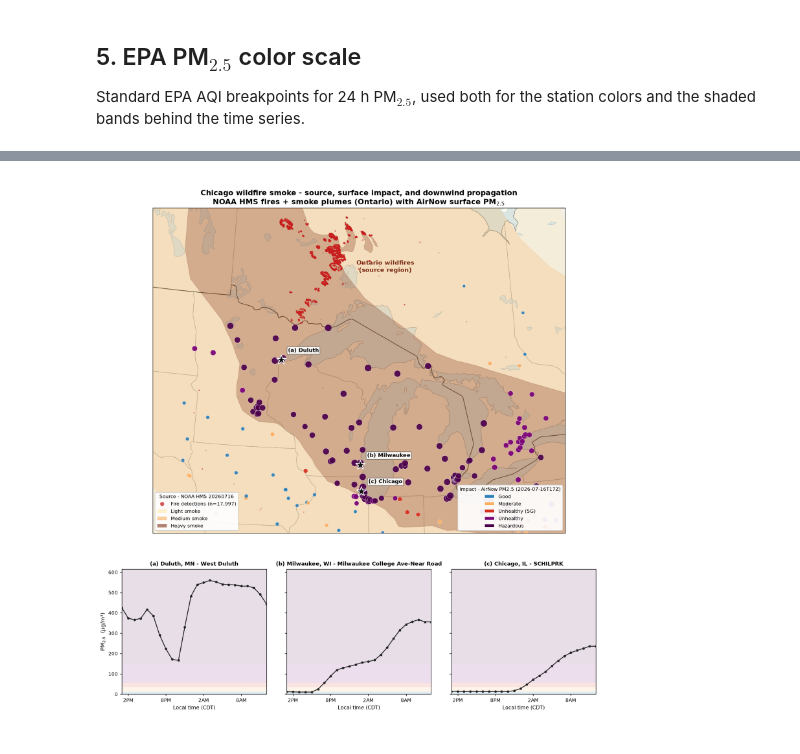
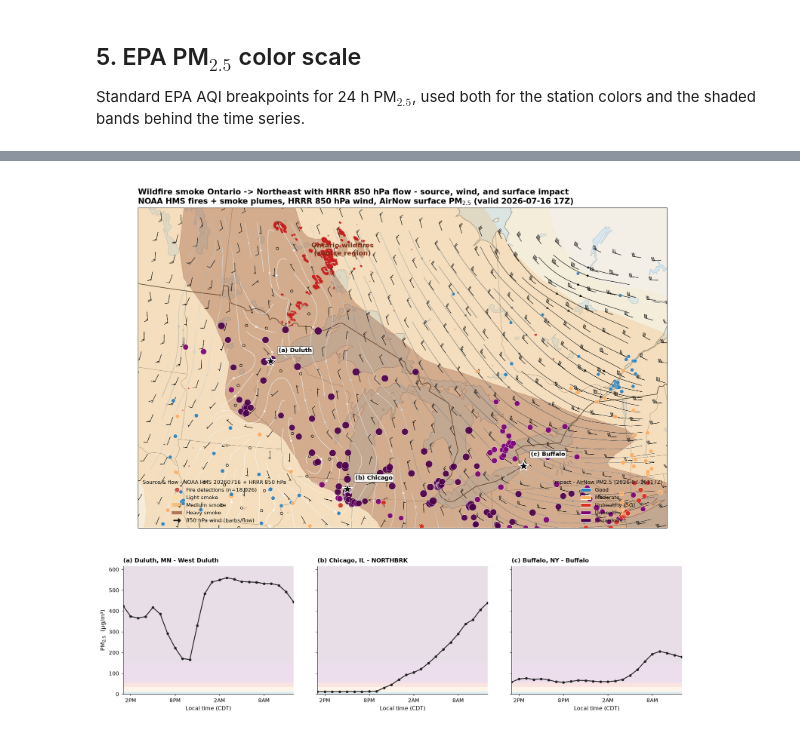
Before and after one commit to scollis/notebooks, a Jupyter notebook: Wildfire_Smoke_Source_to_City.ipynb, the cells around one changed output, grey strips where cells are left out. Saved outputs shown, nothing was run; the diff lists cells and outputs as text; code cells hidden in the pictures.

```diff
--- a/Wildfire_Smoke_Source_to_City.ipynb
+++ b/Wildfire_Smoke_Source_to_City.ipynb
@@ -34,10 +38,12 @@ from datetime import datetime, timezone, timedelta
 from zoneinfo import ZoneInfo
 
 import numpy as np
+import xarray as xr
 import matplotlib.pyplot as plt
 import matplotlib.dates as mdates
 from matplotlib.patches import Patch
 from matplotlib.lines import Line2D
+from scipy.interpolate import griddata
 
 import cartopy.crs as ccrs
 import cartopy.feature as cfeature
@@ -53,11 +59,16 @@ END_DATE = "2026-07-16T17"            # end of the AirNow 24 h window (UTC hour)
 WINDOW_HOURS = 24
 CENTRAL = ZoneInfo("America/Chicago") # for local-time axes
 
+# HRRR model run for the 850 hPa wind field (F00 analysis valid at END_DATE)
+HRRR_RUN_DATE = "20260716"
+HRRR_RUN_HOUR = "17"
+
 # AirNow API key from environment (never hard-code credentials)
 AIRNOW_API = os.environ["AIRNOW_API"]
 
-# Regional extent: upper Midwest + Ontario source region [lon_min, lon_max, lat_min, lat_max]
-REG = [-98, -78, 40, 52]
+# Regional extent: upper Midwest + Ontario source through the Northeast
+# [lon_min, lon_max, lat_min, lat_max] -- east edge reaches New York State
+REG = [-98, -72, 40, 52]
 
 start_dt = datetime.strptime(END_DATE, "%Y-%m-%dT%H").replace(tzinfo=timezone.utc) - timedelta(hours=WINDOW_HOURS - 1)
 START_DATE = start_dt.strftime("%Y-%m-%dT%H")
@@ -212,8 +283,8 @@ plume sweeping southeast from the source.
 # %%
-proj = ccrs.LambertConformal(central_longitude=-88, central_latitude=46)
-fig = plt.figure(figsize=(12.5, 13.5))
-gs = fig.add_gridspec(2, 3, height_ratios=[2.6, 1.0], hspace=0.16, wspace=0.14,
-                      left=0.05, right=0.965, top=0.945, bottom=0.075)
+proj = ccrs.LambertConformal(central_longitude=-85, central_latitude=46)
+fig = plt.figure(figsize=(13.5, 12.5))
+gs = fig.add_gridspec(2, 3, height_ratios=[2.5, 1.0], hspace=0.17, wspace=0.14,
+                      left=0.045, right=0.97, top=0.945, bottom=0.075)
 
 # ---- Map ----
 ax = fig.add_subplot(gs[0, :], projection=proj)
@@ -225,66 +296,86 @@ ax.add_feature(cfeature.LAKES.with_scale("50m"), facecolor="#d7e6ef",
 ax.add_feature(cfeature.STATES.with_scale("50m"),  edgecolor="#9a9a9a", linewidth=0.5, zorder=2)
 ax.add_feature(cfeature.BORDERS.with_scale("50m"), edgecolor="#333333", linewidth=1.1, zorder=2.5)
 ax.coastlines("50m", color="#6a6a6a", linewidth=0.6, zorder=2)
+pc = ccrs.PlateCarree()
 
+# smoke plumes + fire detections
 for dens in ["Light", "Medium", "Heavy"]:
     geoms = [r.geometry for r in smoke_recs if str(r.attributes.get("Density")) == dens]
-    ax.add_geometries(geoms, ccrs.PlateCarree(), facecolor=SMOKE_COLORS[dens],
+    ax.add_geometries(geoms, pc, facecolor=SMOKE_COLORS[dens],
                       edgecolor=SMOKE_COLORS[dens], linewidth=0.6,
                       alpha=SMOKE_ALPHA[dens], zorder=3)
+ax.scatter(fx, fy, s=5, c="#c81e1e", marker="o", transform=pc, zorder=4, alpha=0.28, linewidths=0)
 
-ax.scatter(fx, fy, s=5, c="#c81e1e", marker="o", transform=ccrs.PlateCarree(),
-           zorder=4, alpha=0.30, linewidths=0)
+# HRRR 850 hPa wind: gray streamlines (shaded by speed) + subsampled barbs (knots)
+KT = 1.94384
+gx = np.linspace(REG[0], REG[1], 60); gy = np.linspace(REG[2], REG[3], 34)
+GX, GY = np.meshgrid(gx, gy)
+pts = np.column_stack([sub_lon.ravel(), sub_lat.ravel()])
+GU = griddata(pts, sub_u.ravel(), (GX, GY), method="linear")
+GV = griddata(pts, sub_v.ravel(), (GX, GY), method="linear")
+GS = np.sqrt(GU**2 + GV**2)
+ax.streamplot(gx, gy, GU, GV, transform=pc, color=GS, cmap="Greys",
+              density=1.5, linewidth=0.7, arrowsize=0.8, zorder=5.5,
+              norm=plt.Normalize(0, 18))
+step = 28
+ax.barbs(sub_lon[::step, ::step], sub_lat[::step, ::step],
+         sub_u[::step, ::step]*KT, sub_v[::step, ::step]*KT,
+         length=5.2, transform=pc, zorder=6, color="#1a1a1a", linewidth=0.55,
+         barb_increments=dict(half=5, full=10, flag=50))
+
+# surface PM2.5 stations
 for lat, lon, name, v in reg_stations:
     ax.scatter(lon, lat, s=20 + 6*np.sqrt(v), c=pm_color(v), edgecolor="white",
-               linewidth=0.35, transform=ccrs.PlateCarree(), zorder=5, alpha=0.92)
-
-ax.text(-86.5, 50.2, "Ontario wildfires\n(source region)", transform=ccrs.PlateCarree(),
-        fontsize=10.5, fontweight="bold", color="#7a2b12", zorder=8, ha="center", va="center")
+               linewidth=0.35, transform=pc, zorder=7, alpha=0.92)
+ax.text(-88.5, 51.0, "Ontario wildfires\n(source region)", transform=pc,
+        fontsize=10.5, fontweight="bold", color="#7a2b12", zorder=9, ha="center", va="center")
 
 tags = ["a", "b", "c"]
 for tag, (city, (site, (la, lo), recs)) in zip(tags, plume_series.items()):
     ax.scatter(lo, la, s=300, marker="*", facecolor="#111111", edgecolor="white",
-               linewidth=1.2, transform=ccrs.PlateCarree(), zorder=7)
-    ax.text(lo + 0.35, la + 0.25, f"({tag}) {city.split(',')[0]}", transform=ccrs.PlateCarree(),
-            fontsize=9.5, fontweight="bold", zorder=8, ha="left", va="bottom",
+               linewidth=1.2, transform=pc, zorder=8)
+    ax.text(lo + 0.4, la + 0.3, f"({tag}) {city.split(',')[0]}", transform=pc,
+            fontsize=9.5, fontweight="bold", zorder=9, ha="left", va="bottom",
             bbox=dict(boxstyle="round,pad=0.18", fc="white", ec="#111", lw=0.5, alpha=0.9))
 
 src_handles = [Line2D([], [], marker="o", color="#c81e1e", ls="none", ms=6, alpha=0.7,
                       label=f"Fire detections (n={len(reg_fires):,})")] + \
               [Patch(facecolor=SMOKE_COLORS[d], alpha=min(SMOKE_ALPHA[d] + 0.3, 0.7),
-                     label=f"{d} smoke") for d in ["Light", "Medium", "Heavy"]]
-leg1 = ax.legend(handles=src_handles, loc="lower left", fontsize=8.5, framealpha=0.93,
-                 title=f"Source - NOAA HMS {HMS_DATE}", title_fontsize=8.5)
-leg1.set_zorder(11); ax.add_artist(leg1)
+                     label=f"{d} smoke") for d in ["Light", "Medium", "Heavy"]] + \
+              [Line2D([], [], marker=r"$\rightarrow$", color="#1a1a1a", ls="none", ms=11,
+                      label="850 hPa wind (barbs/flow)")]
+leg1 = ax.legend(handles=src_handles, loc="lower left", fontsize=8.2, framealpha=0.93,
+                 title=f"Source & flow - NOAA HMS {HMS_DATE} + HRRR 850 hPa", title_fontsize=8.2)
+leg1.set_zorder(12); ax.add_artist(leg1)
 epa_handles = [Patch(facecolor=c, edgecolor="white", label=lbl) for _, _, c, lbl in EPA_BANDS]
-ax.legend(handles=epa_handles, loc="lower right", fontsize=8.5, framealpha=0.93,
-          title=f"Impact - AirNow PM2.5 ({END_DATE}Z)", title_fontsize=8.5).set_zorder(11)
-ax.set_title("Chicago wildfire smoke - source, surface impact, and downwind propagation\n"
-             "NOAA HMS fires + smoke plumes (Ontario) with AirNow surface PM$_{2.5}$",
-             fontsize=13, fontweight="bold")
+ax.legend(handles=epa_handles, loc="lower right", fontsize=8.2, framealpha=0.93,
+          title=f"Impact - AirNow PM2.5 ({END_DATE}Z)", title_fontsize=8.2).set_zorder(12)
+ax.set_title("Wildfire smoke Ontario -> Northeast with HRRR 850 hPa flow - source, wind, and surface impact\n"
+             "NOAA HMS fires + smoke plumes, HRRR 850 hPa wind, AirNow surface PM$_{2.5}$ (valid 2026-07-16 17Z)",
+             fontsize=12.5, fontweight="bold")
 
-# ---- Three time series along the plume ----
+# ---- Three time series along the plume (west -> east) ----
 ymax = max(max(v for _, v in recs) for _, (_, _, recs) in plume_series.items()) * 1.10
 for i, (tag, (city, (site, _, recs))) in enumerate(zip(tags, plume_series.items())):
     axb = fig.add_subplot(gs[1, i])
     t = [datetime.strptime(u, "%Y-%m-%dT%H:%M").replace(tzinfo=timezone.utc).astimezone(CENTRAL)
          for u, _ in recs]
     y = [v for _, v in recs]
     for lo, hi, col, _ in EPA_BANDS:
         axb.axhspan(lo, min(hi, ymax), color=col, alpha=0.13, zorder=0, linewidth=0)
     axb.plot(t, y, "-o", color="#222222", ms=3.2, lw=1.4, zorder=3)
     axb.set_ylim(0, ymax); axb.set_xlim(t[0], t[-1])
     axb.set_title(f"({tag}) {city} - {site}", fontsize=9.5, fontweight="bold")
     axb.xaxis.set_major_formatter(mdates.DateFormatter("%-I%p", tz=CENTRAL))
     axb.xaxis.set_major_locator(mdates.HourLocator(interval=6, tz=CENTRAL))
     axb.set_xlabel("Local time (CDT)", fontsize=9)
     if i == 0:
         axb.set_ylabel("PM$_{2.5}$  (µg/m³)", fontsize=9.5)
     else:
         axb.tick_params(labelleft=False)
     axb.tick_params(labelsize=8.5)
 
-fig.savefig("chicago_smoke_source_impact_ts.png", dpi=130)
+fig.savefig("smoke_source_impact_wind_ts.png", dpi=130)
 plt.show()
 # %% [output]
-[figure, old version]
+[figure, new version]
```
Also changed, not shown: parts of 8 cells of this notebook.
